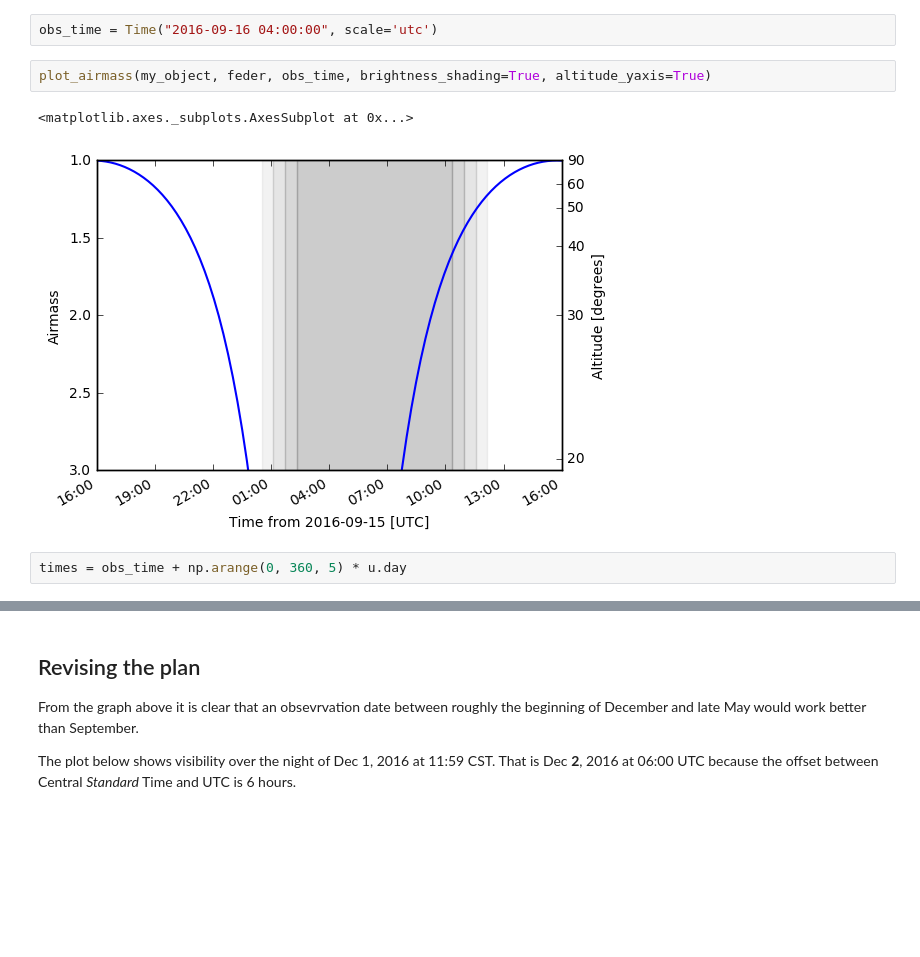
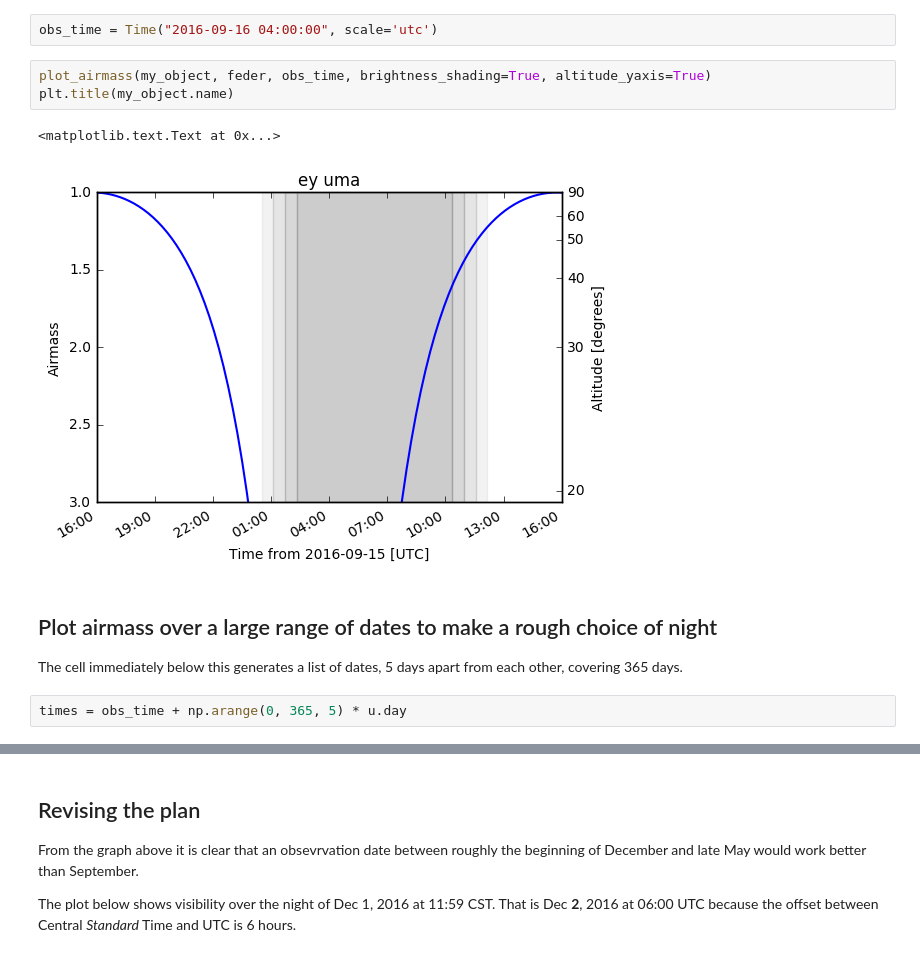
Before and after one commit to mwcraig/obs-astronomy-binder, a Jupyter notebook: Observation Planning 2.ipynb, the cells around one changed output, grey strips where cells are left out. Drawn from its saved outputs; the diff is of its cells as text; blank space fills up the shorter version.

```diff
--- a/Observation Planning 2.ipynb
+++ b/Observation Planning 2.ipynb
@@ -52,10 +59,15 @@ Doing so gives 4AM on **Fri**, Sep **16**, 2016 URC. This time is entered below
 obs_time = Time("2016-09-16 04:00:00", scale='utc')
 # %%
 plot_airmass(my_object, feder, obs_time, brightness_shading=True, altitude_yaxis=True)
+plt.title(my_object.name)
 # %% [output]
-<matplotlib.axes._subplots.AxesSubplot at 0x...>
+<matplotlib.text.Text at 0x...>
-[figure, old version]
+[figure, new version]
+# %% [markdown]
+## Plot airmass over a large range of dates to make a rough choice of night
+
+The cell immediately below this generates a list of dates, 5 days apart from each other, covering 365 days.
 # %%
-times = obs_time + np.arange(0, 360, 5) * u.day
+times = obs_time + np.arange(0, 365, 5) * u.day
 # %%
 ax = plot_airmass(my_object, feder, times, altitude_yaxis=True)
```
Also changed, not shown: parts of 9 cells of this notebook.
